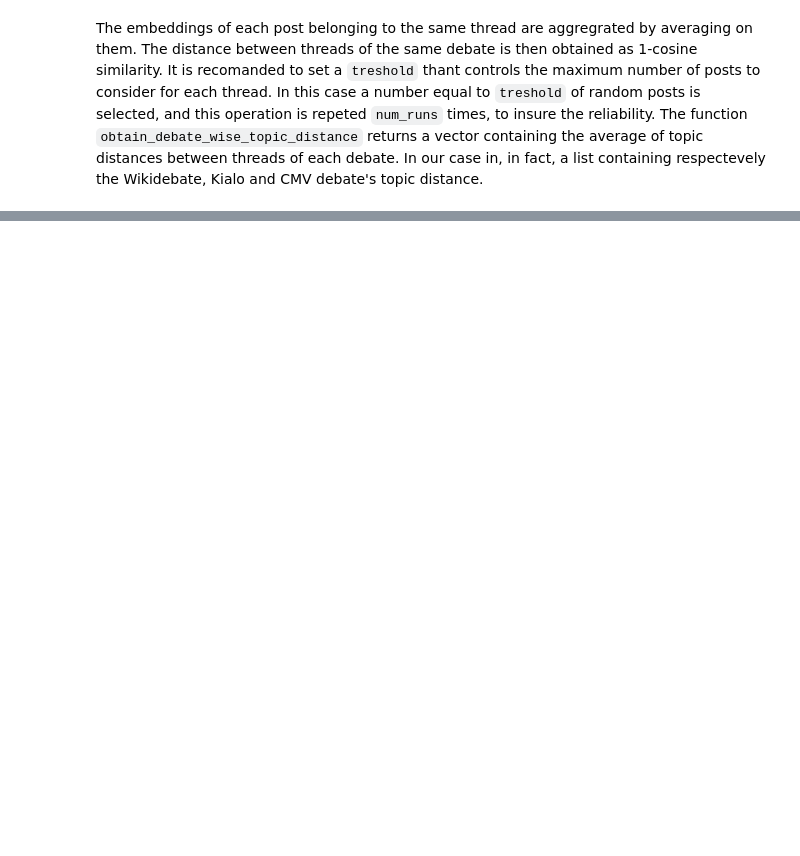
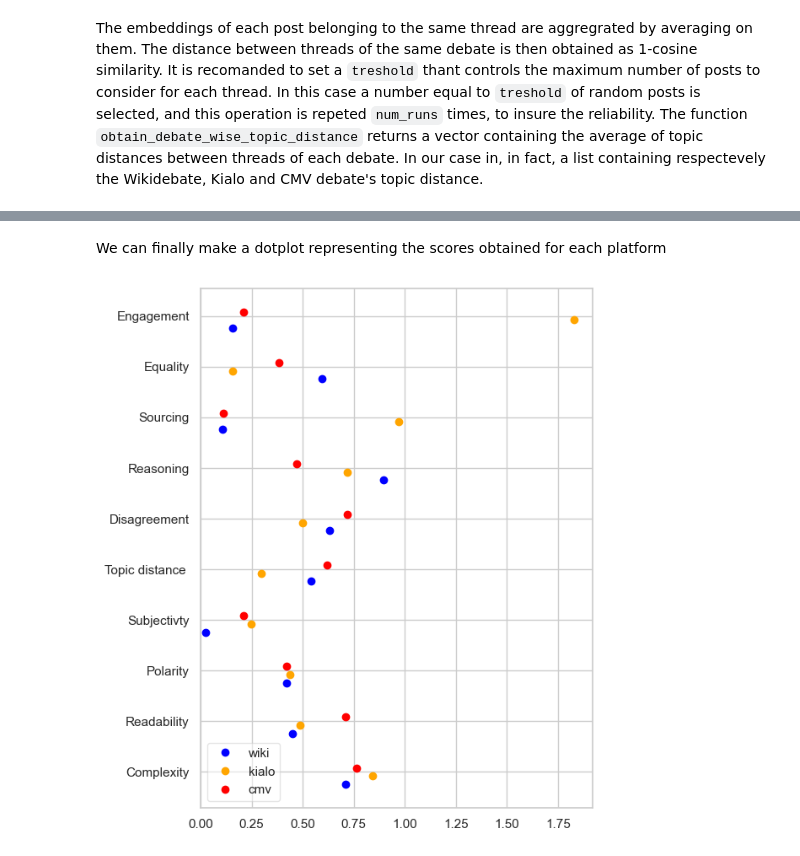
Before and after one commit to samvalli/debate-analysis, a Jupyter notebook: notebook_example.ipynb, the cells around one changed output, grey strips where cells are left out. Saved outputs shown, nothing was run; the diff lists cells and outputs as text; code cells hidden in the pictures; blank space fills up the shorter version.

```diff
--- a/notebook_example.ipynb
+++ b/notebook_example.ipynb
@@ -60,2 +115,5 @@ number_of_references=get_platforms_reference_number(merged_data,platforms)
+# %%
+disagreement_scores = get_disagreement_score(merged_data,platforms)
+scores_data_frame = scores_data_frame.assign(disagreement_score = disagreement_scores)
 # %% [markdown]
 ### Topic diversity
@@ -83,3 +145,5 @@ treshold=11
 
 debate_wise_topic_distance = obtain_debate_wise_topic_distance(merged_data,platforms,treshold,emb_dir,deb_dir,
                                                             threads_id_matrices,model_sbert,num_runs=10)
+
+scores_data_frame = scores_data_frame.assign(topic_diversity_score = debate_wise_topic_distance)
@@ -85,0 +178,5 @@ debate_wise_topic_distance = obtain_debate_wise_topic_distance(merged_data,platf
+# %%
+mltd_values=mltd(merged_data)
+readability_values=readability_score(merged_data)
+complexity_scores,readability_scores= get_complexity_scores(merged_data,platforms,mltd_values,readability_values)
+scores_data_frame = scores_data_frame.assign(readability_score = readability_scores, complexity_score = complexity_scores)
@@ -86,5 +191,14 @@ debate_wise_topic_distance = obtain_debate_wise_topic_distance(merged_data,platf
 # %%
 polarity=VADER_sentiment(merged_data)
-sentiment=tex_blob_sentiment(merged_data,platforms)
-mltd=mltd(merged_data)
-readability_score=readability_score(merged_data)
+subjectivity=tex_blob_sentiment(merged_data,platforms)
+polarity_scores, subjectivity_scores = get_sentiment_scores(merged_data,platforms,subjectivity,polarity)
+scores_data_frame = scores_data_frame.assign(polarity_score = polarity_scores, subjectivity_score = subjectivity_scores)
+# %% [markdown]
+We can finally make a dotplot representing the scores obtained for each platform
+# %%
+scores=['complexity_score','readability_score','polarity_score','subjectivity_score','topic_diversity_score',
+        'disagreement_score','ROE_score','sourcing_score','equality_score','engagement_score']
+labels = ['Complexity','Readability','Polarity','Subjectivty','Topic distance ','Disagreement','Reasoning','Sourcing','Equality','Engagement']
+plot_dotplot_scores(scores_data_frame, scores,labels)
+# %% [output]
+[figure, added]
```
Also changed, not shown: parts of 17 cells of this notebook, 9 other files.
